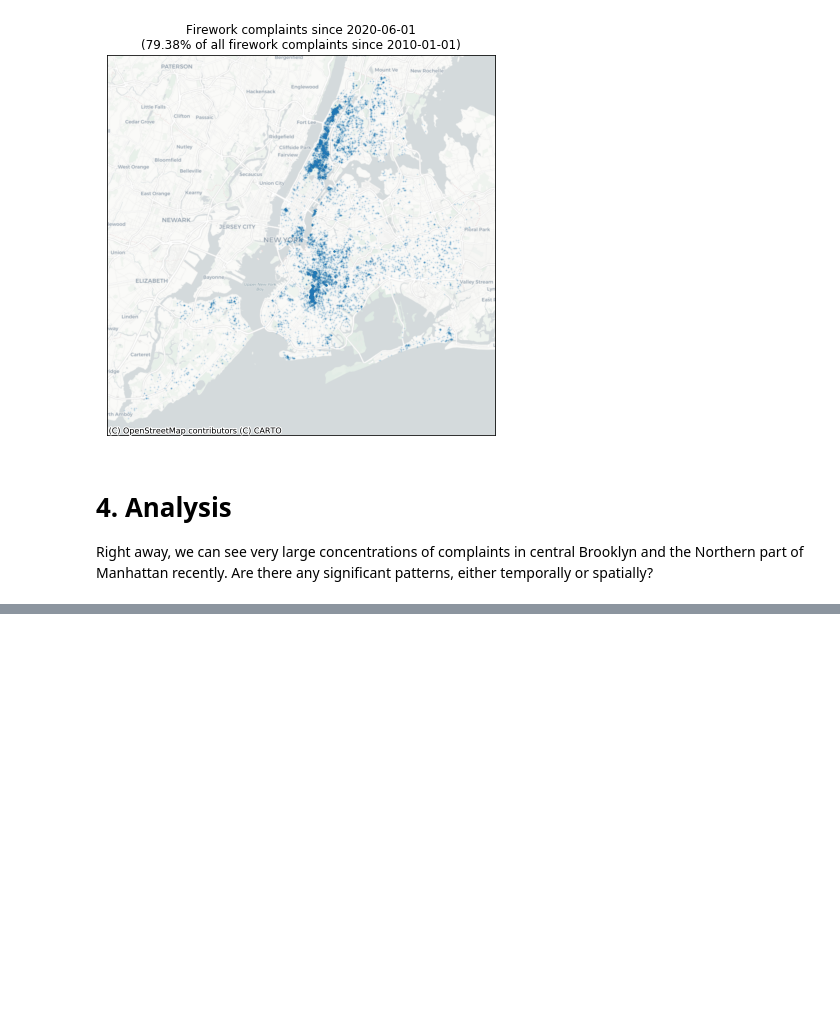
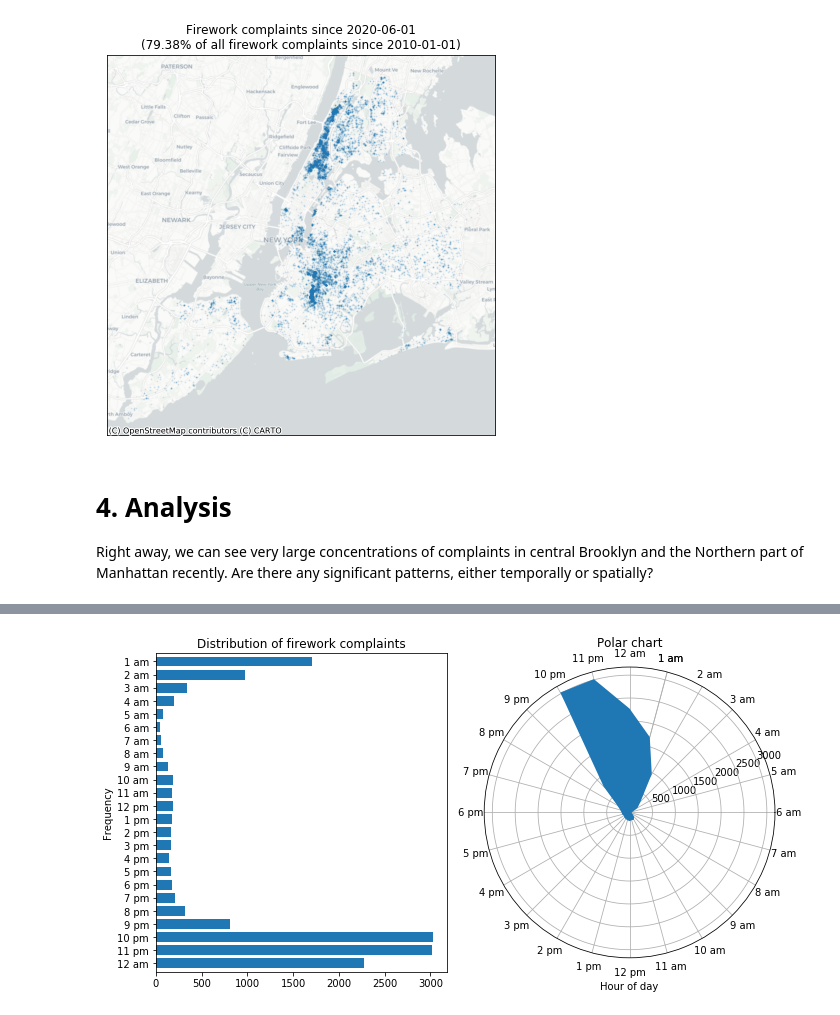
Before and after one commit to ercas/nyc-fireworks, a Jupyter notebook: Untitled.ipynb, the cells around one changed output, grey strips where cells are left out. Saved outputs shown, nothing was run; the diff lists cells and outputs as text; code cells hidden in the pictures; blank space fills up the shorter version.

```diff
--- a/Untitled.ipynb
+++ b/Untitled.ipynb
@@ -201,0 +263,28 @@ Right away, we can see very large concentrations of complaints in central Brookl
+# %%
+figure = pyplot.figure(figsize=(10, 5.2))
+
+# bar chart
+bar_axis = figure.add_subplot(1, 2, 1)
+hourly_counts.sort_index(ascending=False)\
+    .set_index("hour_str")["count"].iloc[1:]\
+    .plot.barh(ax=bar_axis, width=0.75)
+bar_axis.set_ylabel("Hour of day")
+bar_axis.set_ylabel("Frequency")
+bar_axis.set_title("Distribution of firework complaints")
+
+# polar chart
+polar_axis = figure.add_subplot(1, 2, 2, projection = "polar")
+polar_axis.fill_between(
+    numpy.pi * 2 * hourly_counts["plot_order"] / 24,
+    0, hourly_counts["count"]
+)
+polar_axis.set_axisbelow(True)
+polar_axis.set_xlabel("Hour of day")
+polar_axis.set_xticks(numpy.pi * 2 * hourly_counts["plot_order"] / 24)
+polar_axis.set_xticklabels(hourly_counts["hour_str"])
+polar_axis.set_title("Polar chart")
+
+pyplot.tight_layout()
+pass
+# %% [output]
+[figure, added]
```
Also changed, not shown: parts of 10 cells of this notebook.
